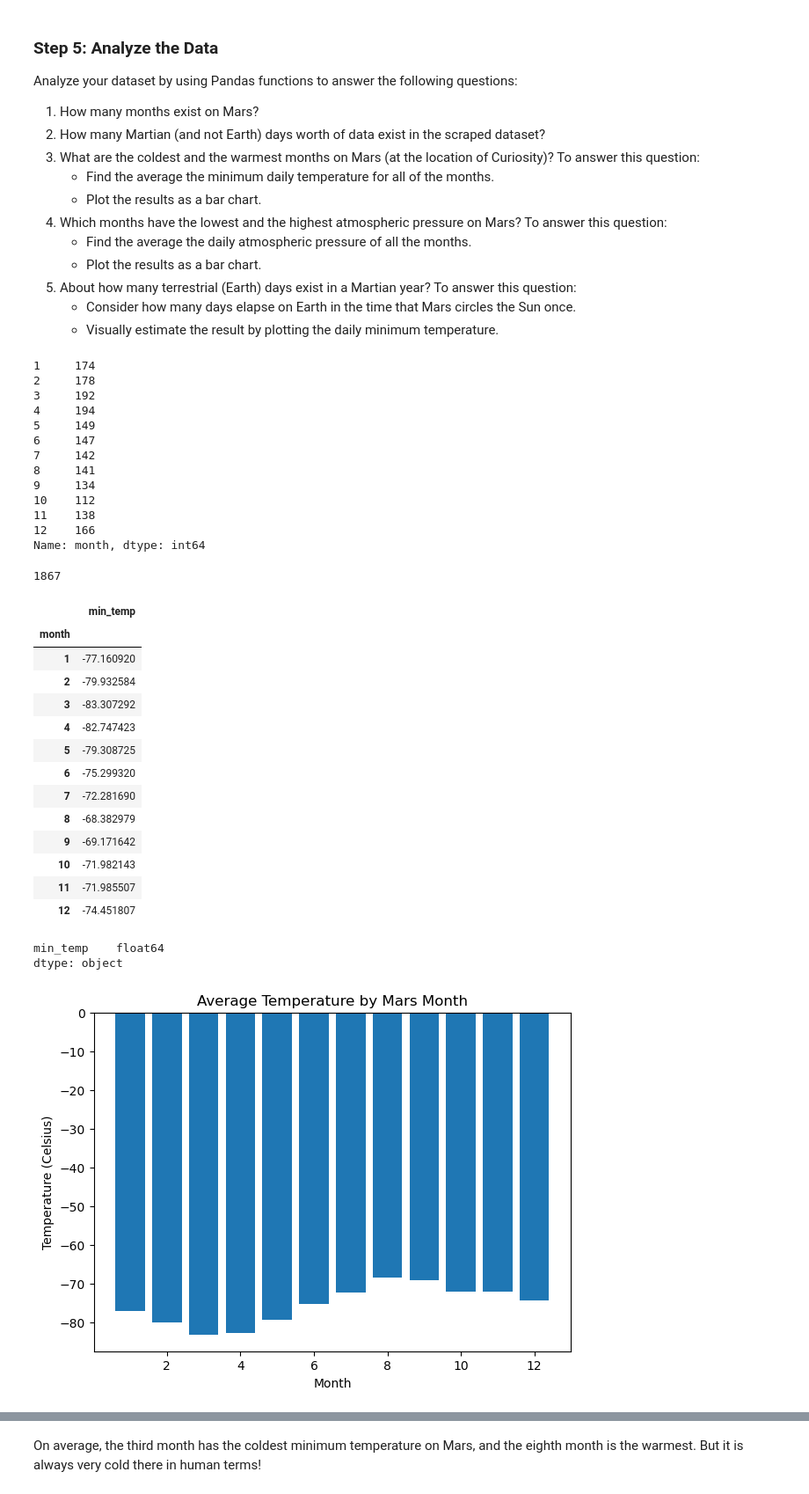
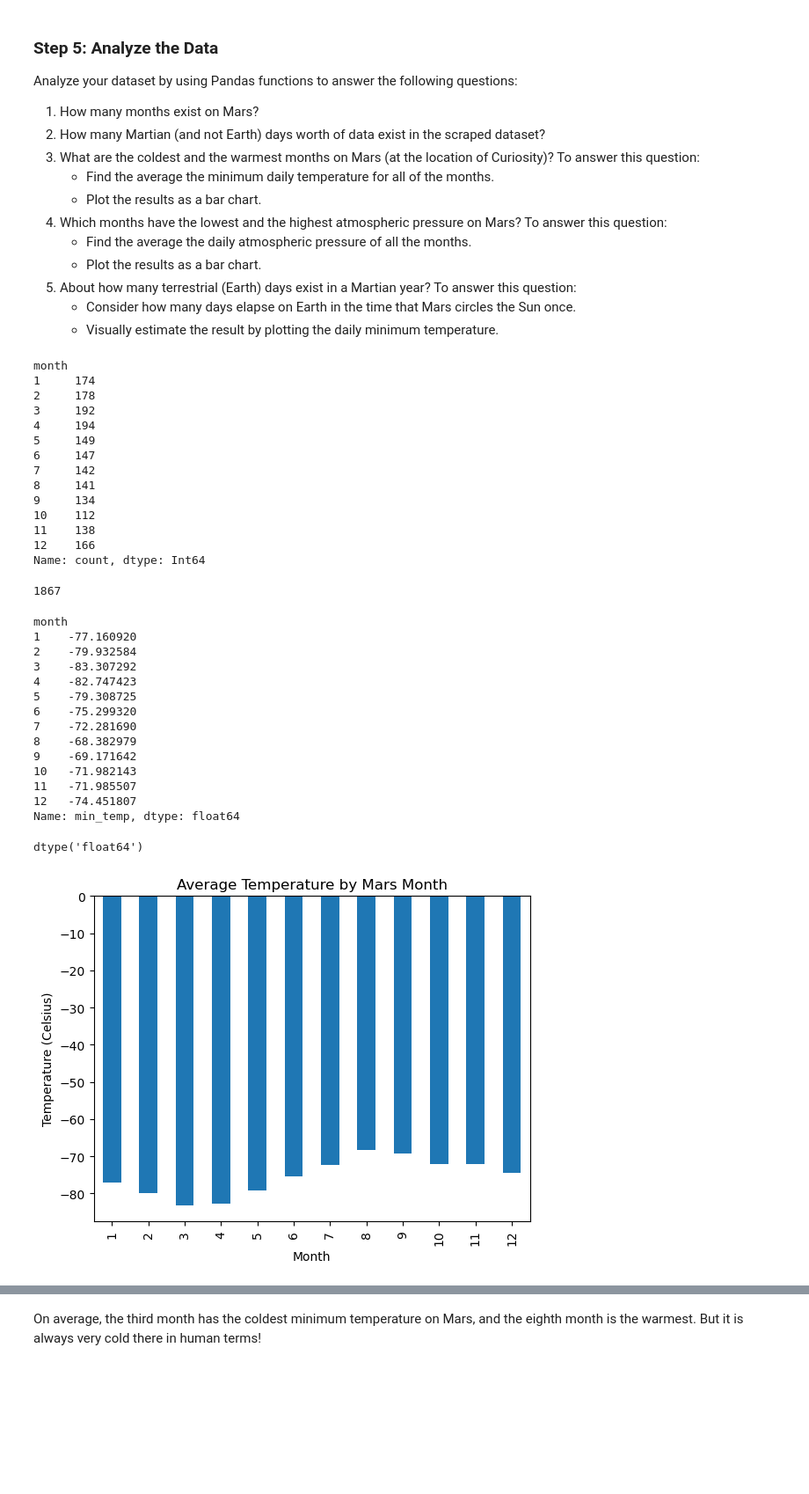
Before and after one commit to RaeAnnG/M11-Mars-Challenge, a Jupyter notebook: Starter_Code/part_2_mars_weather_RG.ipynb, the cells around one changed output, grey strips where cells are left out. Shown at 88% size. Saved outputs shown, nothing was run; the diff lists cells and outputs as text; code cells hidden in the pictures; blank space fills up the shorter version.

```diff
--- a/Starter_Code/part_2_mars_weather_RG.ipynb
+++ b/Starter_Code/part_2_mars_weather_RG.ipynb
@@ -188,7 +188,9 @@ Analyze your dataset by using Pandas functions to answer the following questions
     * Visually estimate the result by plotting the daily minimum temperature.
 # %%
 # 1. How many months are there on Mars?
+mars_weather_df['month'].value_counts().sort_index()
 # %% [output]
+month
 1     174
 2     178
 3     192
@@ -201,7 +203,7 @@ Analyze your dataset by using Pandas functions to answer the following questions
 10    112
 11    138
 12    166
-Name: month, dtype: int64
+Name: count, dtype: Int64
 # %%
 # 2. How many Martian days' worth of data are there?
 mars_weather_df['sol'].count()
@@ -209,37 +211,40 @@ mars_weather_df['sol'].count()
 1867
 # %%
 # 3. What is the average low temperature by month?
-mars_month_temp = mars_weather_df[['month','min_temp']].groupby(by='month').mean()
-mars_month_temp
+mars_month_temp = mars_weather_df.groupby('month')['min_temp'].mean()
+print(mars_month_temp)
+mars_month_temp.dtypes
 # %% [output]
-|  | min_temp |
-| month |  |
-| 1 | -77.160920 |
-| 2 | -79.932584 |
-| 3 | -83.307292 |
-| 4 | -82.747423 |
-| 5 | -79.308725 |
-| 6 | -75.299320 |
-| 7 | -72.281690 |
-| 8 | -68.382979 |
-| 9 | -69.171642 |
-| 10 | -71.982143 |
-| 11 | -71.985507 |
-| 12 | -74.451807 |
+month
+1    -77.160920
+2    -79.932584
+3    -83.307292
+4    -82.747423
+5    -79.308725
+6    -75.299320
+7    -72.281690
+8    -68.382979
+9    -69.171642
+10   -71.982143
+11   -71.985507
+12   -74.451807
+Name: min_temp, dtype: float64
+dtype('float64')
-# %%
-mars_month_temp.dtypes
-# %% [output]
-min_temp    float64
-dtype: object
 # %%
-# Plot the average temperature by month
-fig, ax = plt.subplots(figsize=[7,5])
-ax = plt.bar(mars_month_temp.index,mars_month_temp.min_temp)
-plt.xlabel('Month')
-plt.ylabel('Temperature (Celsius)')
-plt.title('Average Temperature by Mars Month')
-plt.show()
+# # Plot the average temperature by month
+# fig, ax = plt.subplots(figsize=[7,5])
+# ax = plt.bar(mars_month_temp.index,mars_month_temp.min_temp)
+# plt.xlabel('Month')
+# plt.ylabel('Temperature (Celsius)')
+# plt.title('Average Temperature by Mars Month')
+# plt.show()
-# %% [output]
-[figure, removed]
+# %%
+mars_month_temp.plot(kind="bar")
+plt.xlabel('Month')
+plt.ylabel('Temperature (Celsius)')
+plt.title('Average Temperature by Mars Month')
+plt.show()
+# %% [output]
+[figure, added]
 # %%
 # Identify the coldest and hottest months in Curiosity's location
```
Also changed, not shown: parts of 8 cells of this notebook, 1 other file.
